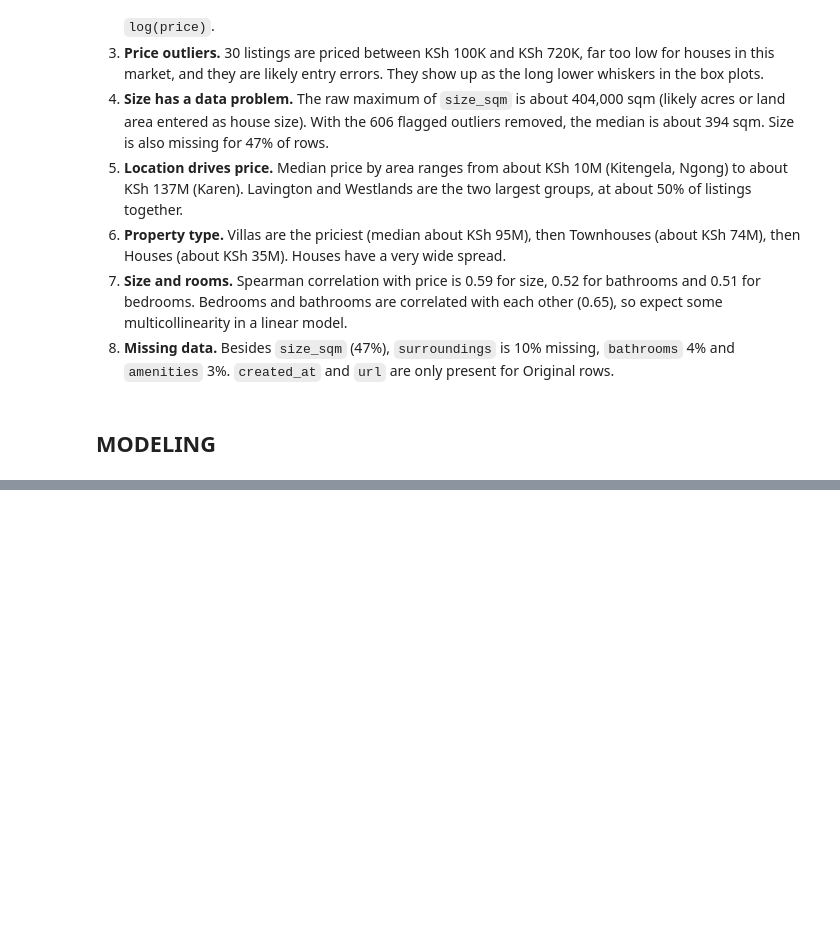
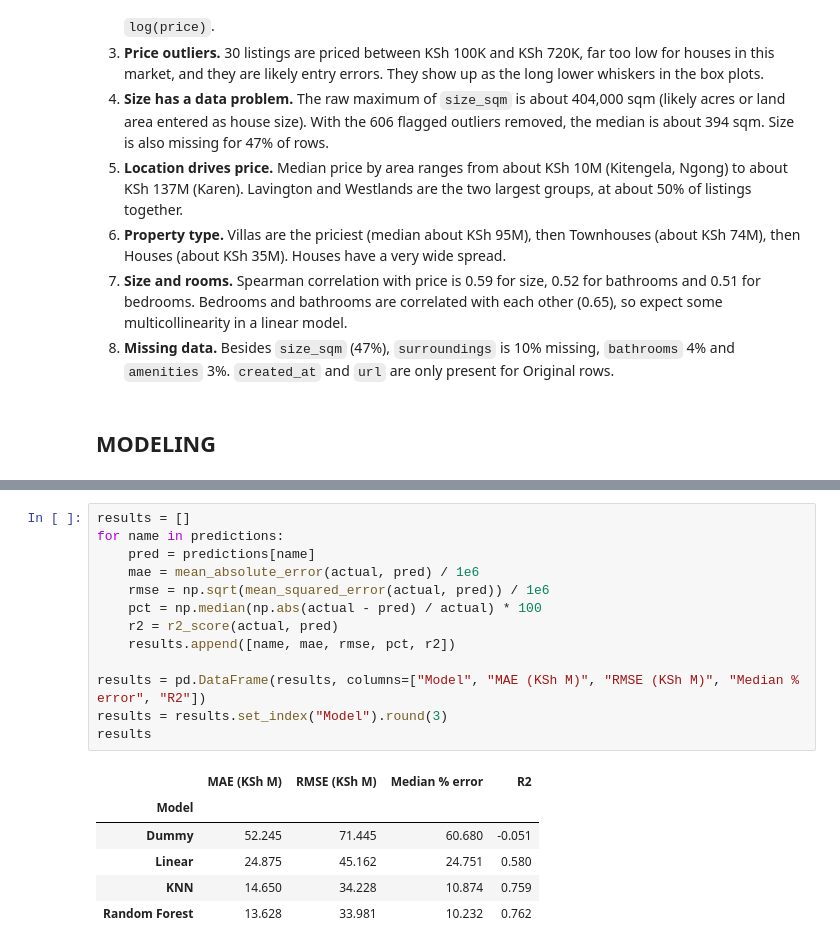
Before and after one commit to kenny067/NyumbaSense-ml, a Jupyter notebook: nyumba.ipynb, the cells around one changed output, grey strips where cells are left out. Cells and saved outputs as stored; diff of their text form; blank space fills up the shorter version.

```diff
--- a/nyumba.ipynb
+++ b/nyumba.ipynb
@@ -871,0 +897,20 @@ models = {
+# %%
+results = []
+for name in predictions:
+    pred = predictions[name]
+    mae = mean_absolute_error(actual, pred) / 1e6
+    rmse = np.sqrt(mean_squared_error(actual, pred)) / 1e6
+    pct = np.median(np.abs(actual - pred) / actual) * 100
+    r2 = r2_score(actual, pred)
+    results.append([name, mae, rmse, pct, r2])
+
+results = pd.DataFrame(results, columns=["Model", "MAE (KSh M)", "RMSE (KSh M)", "Median % error", "R2"])
+results = results.set_index("Model").round(3)
+results
+# %% [output]
+|  | MAE (KSh M) | RMSE (KSh M) | Median % error | R2 |
+| Model |  |  |  |  |
+| Dummy | 52.245 | 71.445 | 60.680 | -0.051 |
+| Linear | 24.875 | 45.162 | 24.751 | 0.580 |
+| KNN | 14.650 | 34.228 | 10.874 | 0.759 |
+| Random Forest | 13.628 | 33.981 | 10.232 | 0.762 |
```
Also changed, not shown: parts of 39 cells of this notebook, 1 other file.
